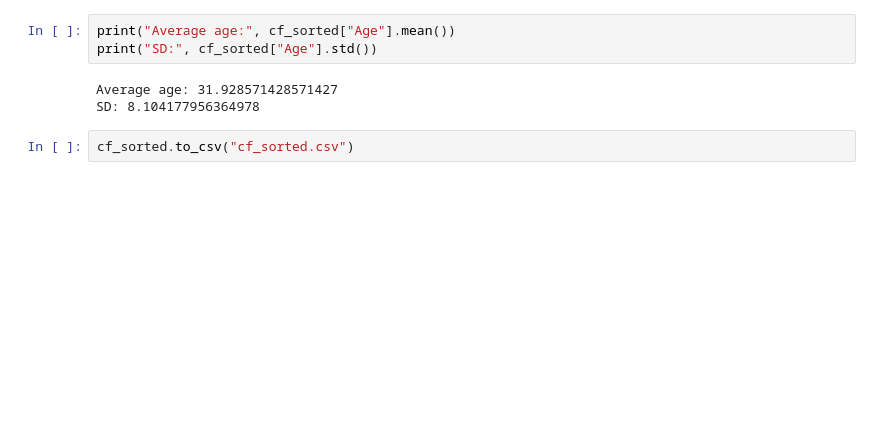
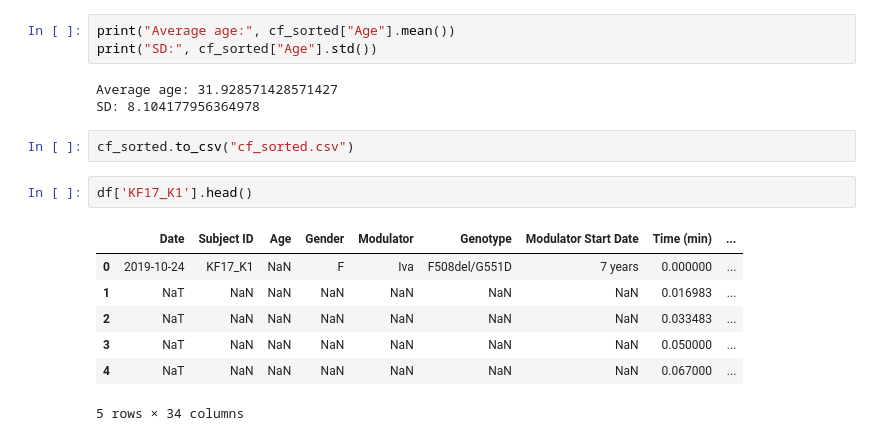
Before and after one commit to dinhtuanphan/MachineLearningForTherapies, a Jupyter notebook: CF.ipynb, the cells around one changed output. Cells and saved outputs as stored; diff of their text form; blank space fills up the shorter version.

```diff
--- a/CF.ipynb
+++ b/CF.ipynb
@@ -194,3 +174,13 @@ Average age: 31.928571428571427
 SD: 8.104177956364978
 # %%
 cf_sorted.to_csv("cf_sorted.csv")
+# %%
+df['KF17_K1'].head()
+# %% [output]
+|  | Date | Subject ID | Age | Gender | Modulator | Genotype | Modulator Start Date | Time (min) | ... |
+| 0 | 2019-10-24 | KF17_K1 | NaN | F | Iva | F508del/G551D | 7 years | 0.000000 | ... |
+| 1 | NaT | NaN | NaN | NaN | NaN | NaN | NaN | 0.016983 | ... |
+| 2 | NaT | NaN | NaN | NaN | NaN | NaN | NaN | 0.033483 | ... |
+| 3 | NaT | NaN | NaN | NaN | NaN | NaN | NaN | 0.050000 | ... |
+| 4 | NaT | NaN | NaN | NaN | NaN | NaN | NaN | 0.067000 | ... |
+5 rows × 34 columns
```
Also changed, not shown: parts of 4 cells of this notebook.
